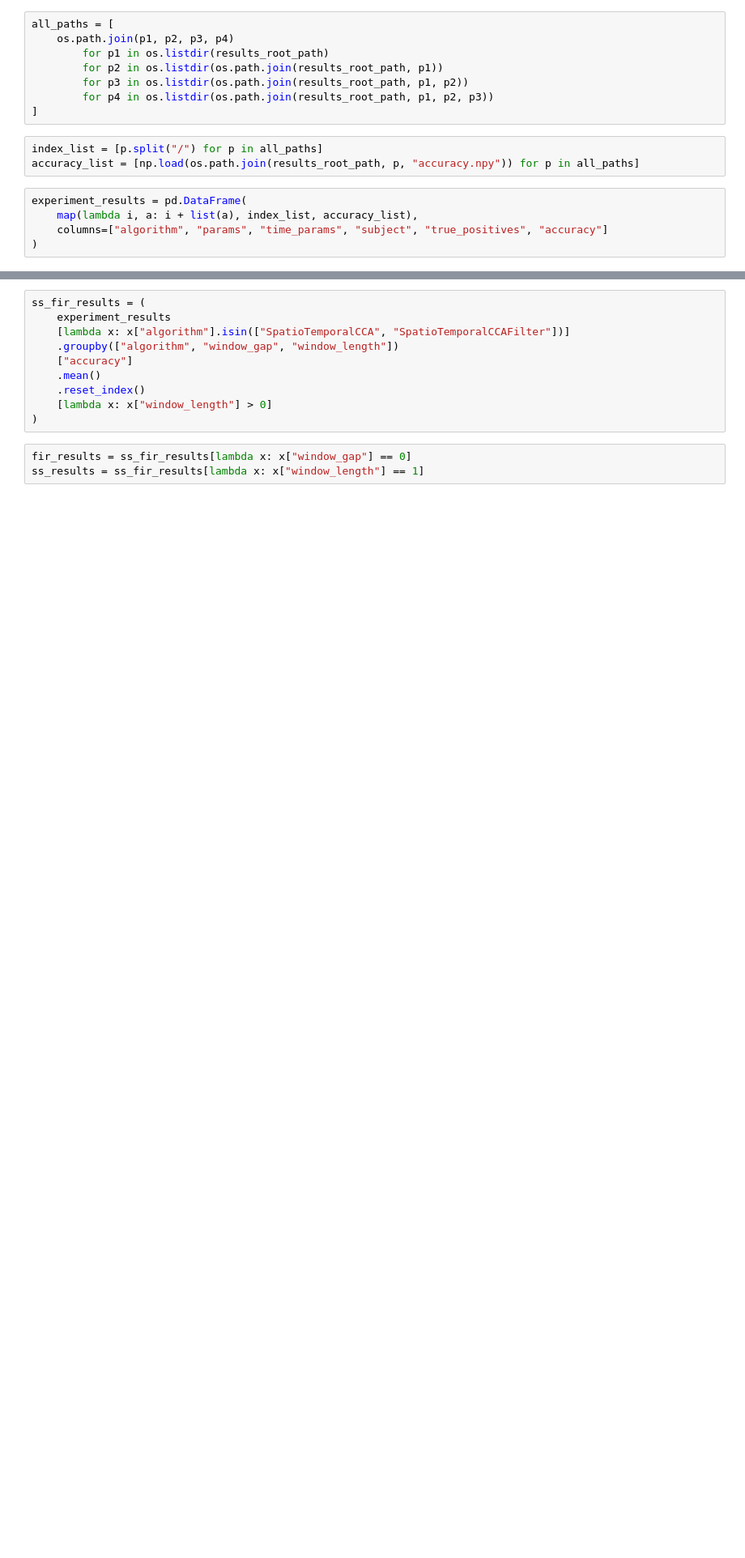
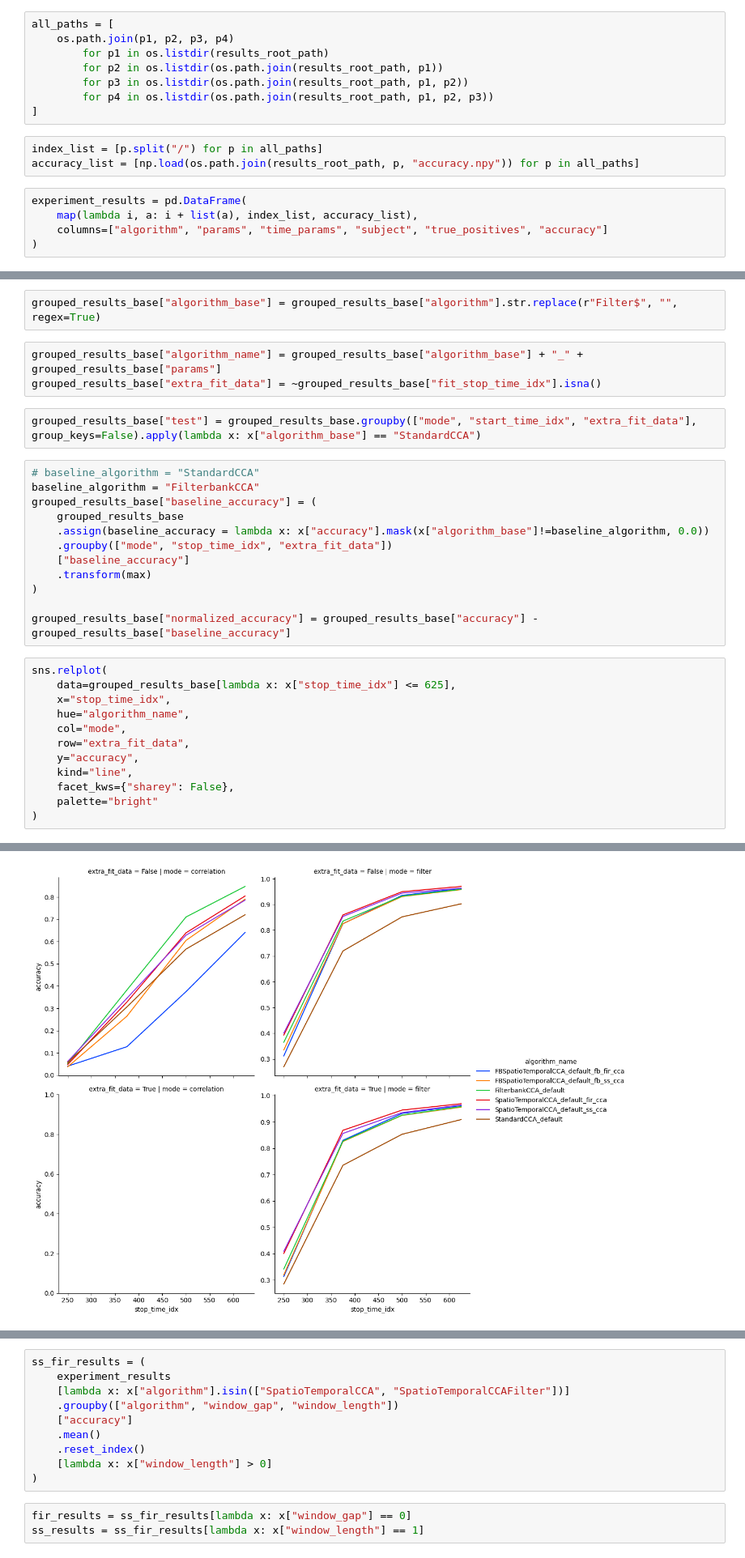
Before and after one commit to cerqueirajc/ssvep-bci-project, a Jupyter notebook: notebooks/display_results_3_overall.ipynb, the cells around one changed output, grey strips where cells are left out. Shown at 81% size. Drawn from its saved outputs; the diff is of its cells as text; blank space fills up the shorter version.

```diff
--- a/notebooks/display_results_3_overall.ipynb
+++ b/notebooks/display_results_3_overall.ipynb
@@ -117,0 +138,32 @@ grouped_results[lambda x: x["count"] == 35]
+# %%
+grouped_results_base["algorithm_base"] = grouped_results_base["algorithm"].str.replace(r"Filter$", "", regex=True)
+# %%
+grouped_results_base["algorithm_name"] = grouped_results_base["algorithm_base"] + "_" + grouped_results_base["params"]
+grouped_results_base["extra_fit_data"] = ~grouped_results_base["fit_stop_time_idx"].isna()
+# %%
+grouped_results_base["test"] = grouped_results_base.groupby(["mode", "start_time_idx", "extra_fit_data"], group_keys=False).apply(lambda x: x["algorithm_base"] == "StandardCCA")
+# %%
+# baseline_algorithm = "StandardCCA"
+baseline_algorithm = "FilterbankCCA"
+grouped_results_base["baseline_accuracy"] = (
+    grouped_results_base
+    .assign(baseline_accuracy = lambda x: x["accuracy"].mask(x["algorithm_base"]!=baseline_algorithm, 0.0))
+    .groupby(["mode", "stop_time_idx", "extra_fit_data"])
+    ["baseline_accuracy"]
+    .transform(max)
+)
+
+grouped_results_base["normalized_accuracy"] = grouped_results_base["accuracy"] - grouped_results_base["baseline_accuracy"]
+# %%
+sns.relplot(
+    data=grouped_results_base[lambda x: x["stop_time_idx"] <= 625],
+    x="stop_time_idx",
+    hue="algorithm_name",
+    col="mode",
+    row="extra_fit_data",
+    y="accuracy",
+    kind="line",
+    facet_kws={"sharey": False},
+    palette="bright"
+)
+# %% [output]
@@ -117,0 +171 @@ grouped_results[lambda x: x["count"] == 35]
+[figure, added]
```
Also changed, not shown: parts of 18 cells of this notebook, 19 other files.
